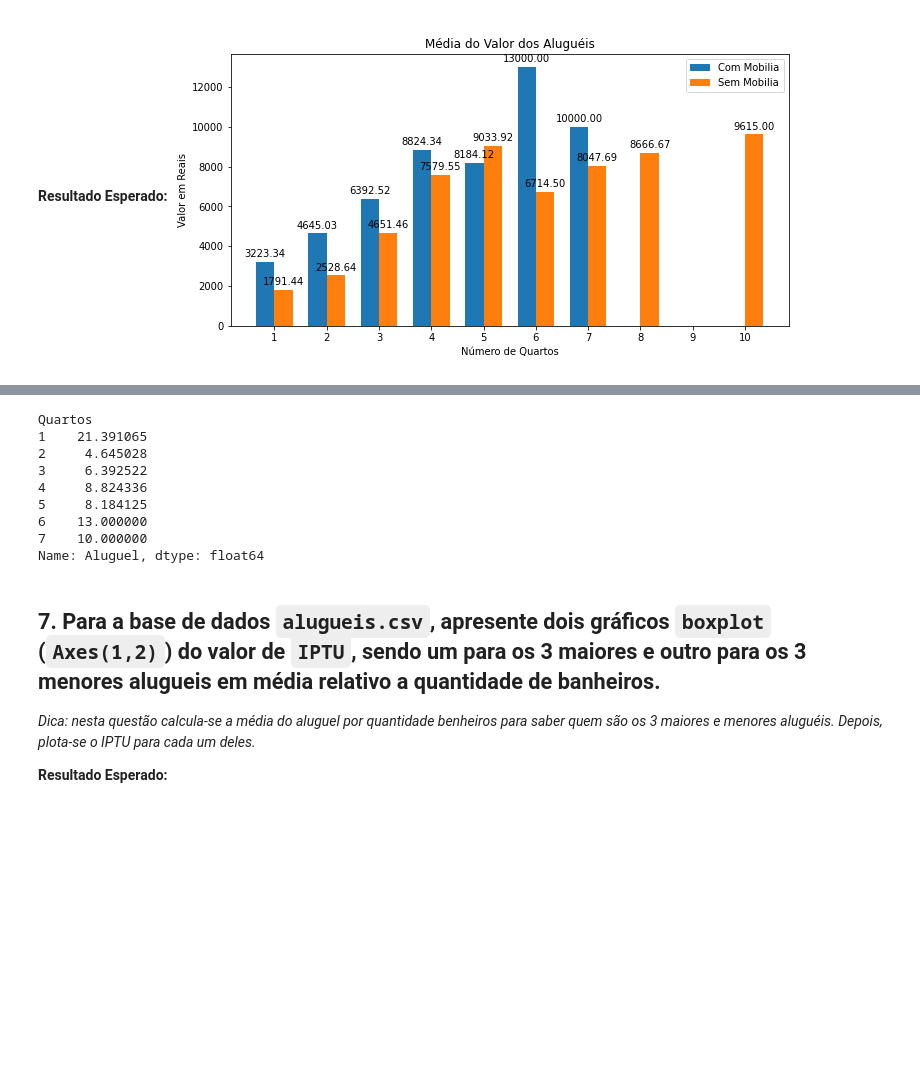
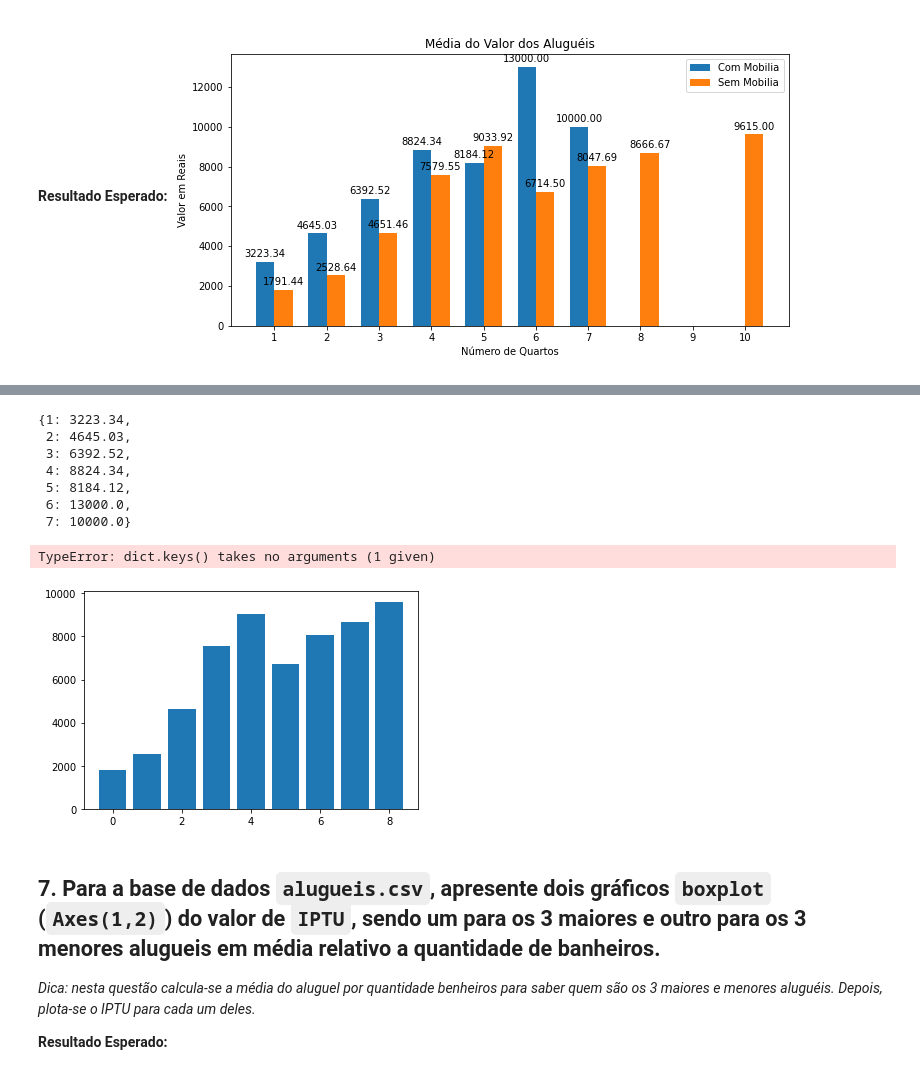
Before and after one commit to andressadarosa/TI2POD, a Jupyter notebook: TI2CORRETO.ipynb, the cells around one changed output, grey strips where cells are left out. Cells and saved outputs as stored; diff of their text form; code cells hidden in the pictures; blank space fills up the shorter version.

```diff
--- a/TI2CORRETO.ipynb
+++ b/TI2CORRETO.ipynb
@@ -340,13 +339,65 @@ aux = alugueis[['Mobiliado', 'Aluguel', 'Quartos']]
 
 # SEM MOBILIA
 imoveis_sem_mobilia = aux.loc[aux['Mobiliado'] == False] # filtro somente os imoveis sem mobilia
-# calculo a meia do valor dos alugueis relativo ao numero de quartos
-media_sem_mobilia = imoveis_sem_mobilia.groupby(['Quartos'])['Aluguel'].mean()
+# calculo a meia do valor dos alugueis relativo ao numero de quartos definindo duas casas decimais após o ponto
+media_sem_mobilia = dict(imoveis_sem_mobilia.groupby(['Quartos'])['Aluguel'].mean().round(2))
 display(media_sem_mobilia)
 
 # COM MOBILIA
 imoveis_com_mobilia = aux.loc[aux['Mobiliado'] == True] # filtro somente os imoveis com mobilia
-# calculo a meia do valor dos alugueis relativo ao numero de quartos
-media_com_mobilia = imoveis_com_mobilia.groupby(['Quartos'])['Aluguel'].mean()
+# calculo a meia do valor dos alugueis relativo ao numero de quartos definindo duas casas decimais após o ponto
+media_com_mobilia = dict(imoveis_com_mobilia.groupby(['Quartos'])['Aluguel'].mean().round(2))
 display(media_com_mobilia)
+
+plt.bar(range(len(media_sem_mobilia)), list(media_sem_mobilia.values()), align='center')
+
+for i in range(len(media_sem_mobilia)):
+    ax.annotate(media_sem_mobilia.keys(i),
+                # xy=(x_dados[i], y_dados[i]),
+                # xycoords='data',
+                # xytext=(x_dados[i], y_dados[i]),
+                # textcoords='data',
+                # horizontalalignment='center',
+                # verticalalignment='bottom'
+               )
+
+
+
+# ax.bar(range(len(media_sem_mobilia)), list(media_sem_mobilia.values()))
+
+# y_dados = list(media_sem_mobilia.values())
+# x_dados = list(media_sem_mobilia.keys())
+
+# for i in range(len(media_sem_mobilia)):
+#     ax.annotate(y_dados[i],
+#                 xy=(x_dados[i], y_dados[i]),
+#                 xycoords='data',
+#                 xytext=(x_dados[i], y_dados[i]),
+#                 textcoords='data',
+#                 horizontalalignment='center',
+#                 verticalalignment='bottom'
+#                )
+# plt.show()
+
+
+# SEM MOBILIA
+# names = media_sem_mobilia.keys
+# values = media_sem_mobilia.values
+
+# fig, axs = plt.subplots()
+# graph = axs.bar(names, values)
+# axs.set(title='Média do Valor dos Aluguéis')
+# axs.set_xlabel('Número de Quartos')
+# axs.set_ylabel('Valor em Reais')
+# plt.xticks(rotation=30,horizontalalignment="right")
+
+# for i in range(names):
+#     axs.annotate(values[i],
+#             xy=(names[i], values[i]),
+#             xycoords='data',
+#             xytext=(names[i], values[i]),
+#             textcoords='data',
+#             horizontalalignment='center',
+#             verticalalignment='bottom'
+#                )
 # %% [output]
@@ -364,12 +413,12 @@ Name: Aluguel, dtype: float64
-Quartos
-1    21.391065
-2     4.645028
-3     6.392522
-4     8.824336
-5     8.184125
-6    13.000000
-7    10.000000
-Name: Aluguel, dtype: float64
+{1: 3223.34,
+ 2: 4645.03,
+ 3: 6392.52,
+ 4: 8824.34,
+ 5: 8184.12,
+ 6: 13000.0,
+ 7: 10000.0}
+TypeError: dict.keys() takes no arguments (1 given)
+[figure, added]
 # %% [markdown]
 ## 7. Para a base de dados `alugueis.csv`, apresente dois gráficos `boxplot`  (`Axes(1,2)`) do valor de `IPTU`, sendo um para os 3 maiores e outro para os 3 menores alugueis em média relativo a quantidade de banheiros.
 
```
Also changed, not shown: parts of 2 cells of this notebook.
